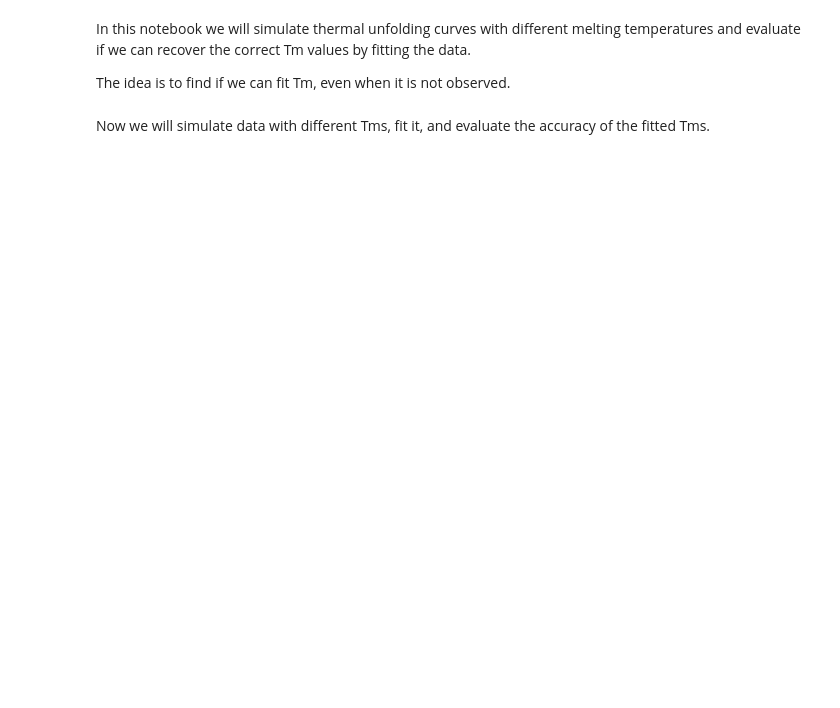
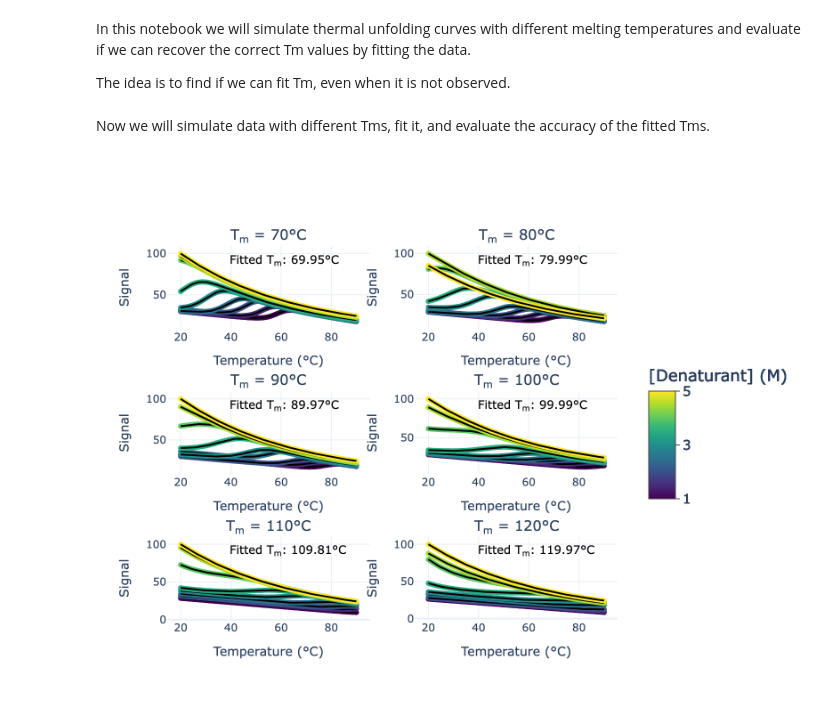
Before and after one commit to FloAvis/pychemelt_analyses, a Jupyter notebook: notebooks/2_evaluate_Tm_fitting_simulated_data.ipynb, the cells around one changed output. Cells and saved outputs as stored; diff of their text form; code cells hidden in the pictures; blank space fills up the shorter version.

```diff
--- a/notebooks/2_evaluate_Tm_fitting_simulated_data.ipynb
+++ b/notebooks/2_evaluate_Tm_fitting_simulated_data.ipynb
@@ -166,31 +168,33 @@ for i, Tm in enumerate(Tms):
         xref = f'x{axis_index} domain'
         yref = f'y{axis_index} domain'
 
     fig.add_annotation(
         x=0.3,
         y=0.95,
         xref=xref,
         yref=yref,
         text=f'Fitted T<sub>m</sub>: {fitted_Tm:.2f}°C',
         showarrow=False,
         align='left',
         font=dict(size=13, color='black')
     )
 
 # Optional layout tweaks
 fig.update_layout(
     height=250 * n_rows,
     width=900,
     showlegend=False
 )
 
 fig.update_layout(
     template="plotly_white",
     paper_bgcolor="white",
     plot_bgcolor="white"
 )
 
 fig.update_xaxes(title_text="Temperature (°C)")
 fig.update_yaxes(title_text="Signal")
-fig.show()
 fig.write_image("2_evaluate_Tm_fitting.png", scale=2)
+display_figure_static(fig)
+# %% [output]
+[figure, added]
```
Also changed, not shown: parts of 1 cell of this notebook, 1 other file.
